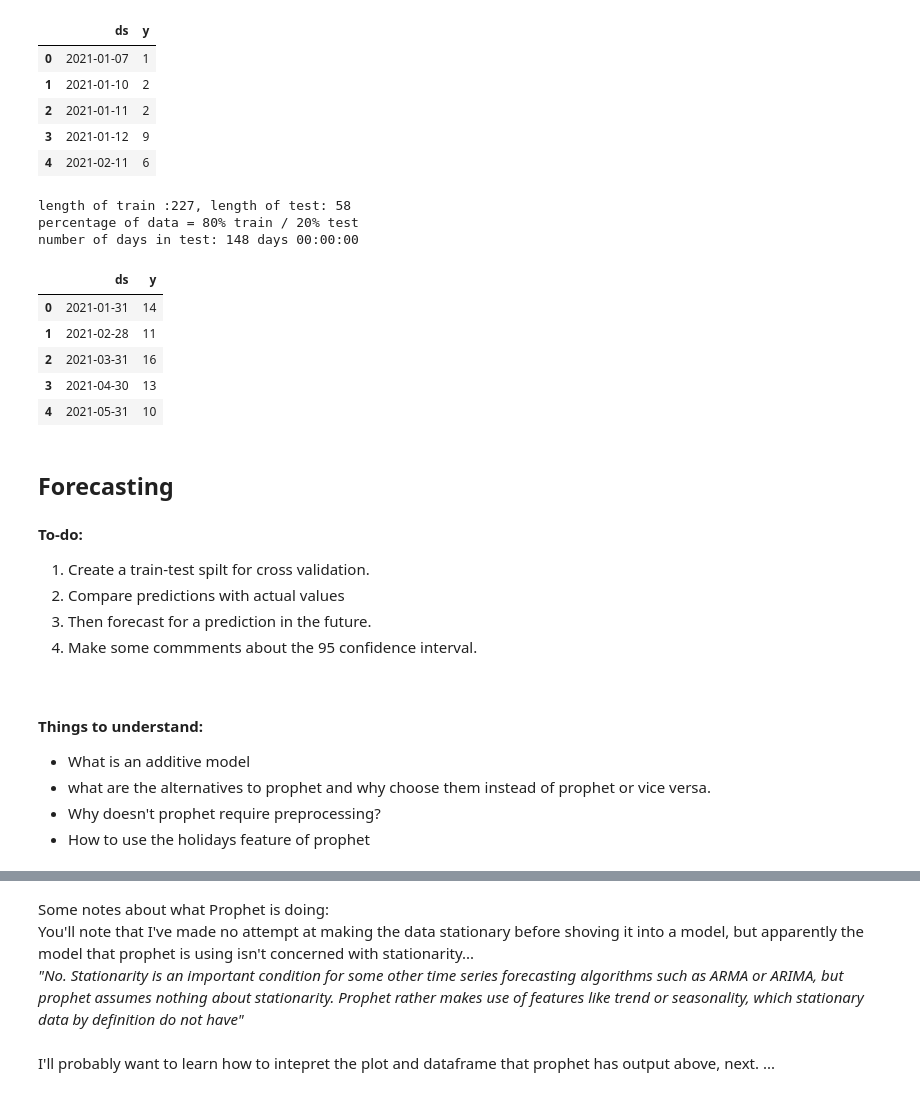
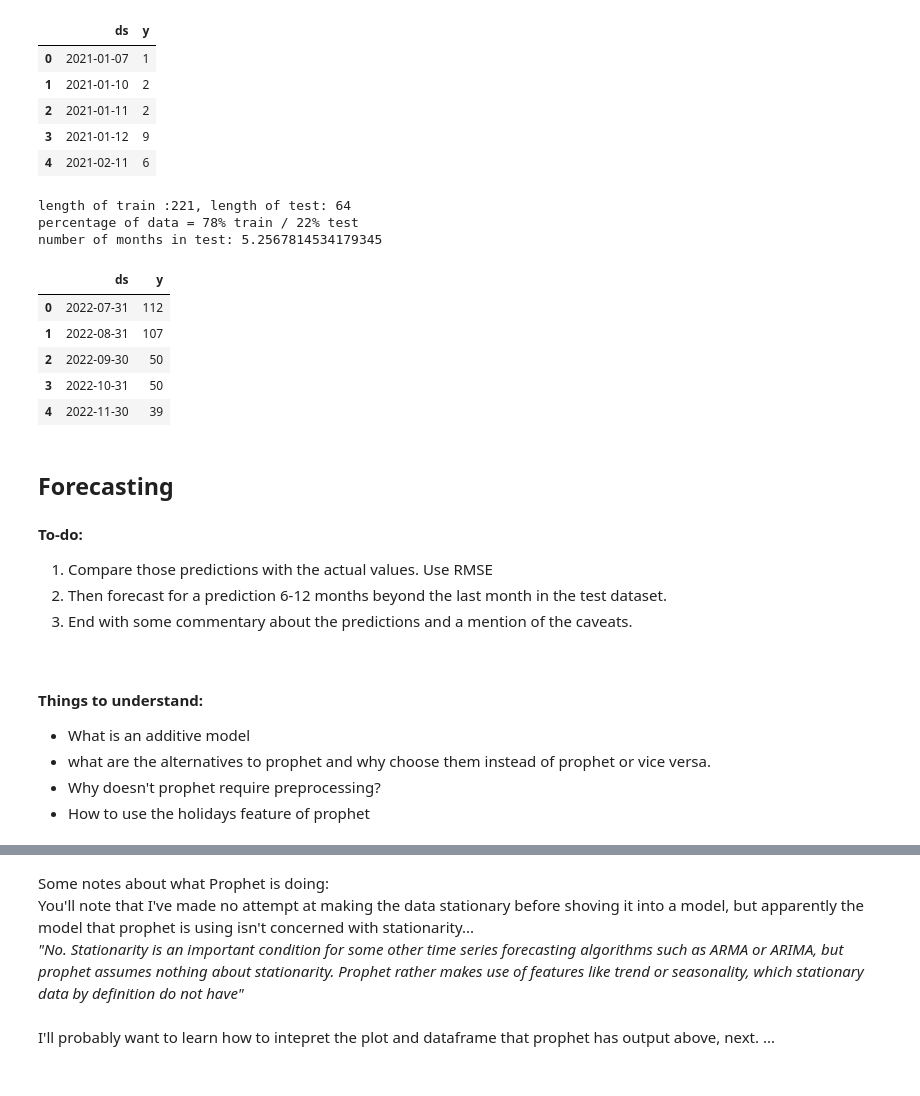
Before and after one commit to Louis-Bad/DACourse_prophet_forecast, a Jupyter notebook: forecasting.ipynb, the cells around one changed output, grey strips where cells are left out. Saved outputs shown, nothing was run; the diff lists cells and outputs as text; code cells hidden in the pictures.

```diff
--- a/forecasting.ipynb
+++ b/forecasting.ipynb
@@ -48,11 +44,11 @@ df.head()
 # %%
 # Creating a train-test split for cross validation
 # Dates start at Jan 2021 and end Dec 2022
-cut_off_date = '2022-07-07'
+cut_off_date = '2022-07-01'
 
 # Splitting the dataset based on the above cut off date
-train_df = df.loc[df['ds'] <= cut_off_date]
-test_df = df.loc[df['ds'] > cut_off_date]
+train_df = df.loc[df['ds'] < cut_off_date]
+test_df = df.loc[df['ds'] >= cut_off_date]
 
 # Output some metrics about the split
 
@@ -60,32 +56,41 @@ train_df_len = train_df.shape[0]
 test_df_len = test_df.shape[0]
 print(f"length of train :{train_df_len}, length of test: {test_df_len}")
 print(f"percentage of data = { round((train_df_len/df.shape[0]) *100)}% train / { round((test_df_len/df.shape[0]) *100)}% test")
-print(f"number of days in test: { test_df['ds'].max() - test_df['ds'].min() }")
+print(f"number of months in test: { (test_df['ds'].max() - test_df['ds'].min()) /np.timedelta64(1, 'M') }")
 # %% [output]
-length of train :227, length of test: 58
-percentage of data = 80% train / 20% test
-number of days in test: 148 days 00:00:00
+length of train :221, length of test: 64
+percentage of data = 78% train / 22% test
+number of months in test: 5.2567814534179345
 # %%
 # Create a new dataframe with resampled dates as monthly aggregates
-train_df_monthly = train_df.set_index('ds').resample('M').sum()
-train_df_monthly = train_df_monthly.reset_index()
 
-train_df_monthly.head()
+# Function will take a dataframe in the format that prophet requires with columns titled 'ds' and 'y' for dates and values
+# Function will return dataframe with monthly aggregated dates
+def month_resample(data):
+    resampled_data = data.set_index('ds').resample('M').sum()
+    resampled_data = resampled_data.reset_index()
+
+    return resampled_data
+
+
+train_df_monthly = month_resample(train_df)
+test_df_monthly = month_resample(test_df)
+
+test_df_monthly.tail()
 # %% [output]
 |  | ds | y |
-| 0 | 2021-01-31 | 14 |
-| 1 | 2021-02-28 | 11 |
-| 2 | 2021-03-31 | 16 |
-| 3 | 2021-04-30 | 13 |
-| 4 | 2021-05-31 | 10 |
+| 0 | 2022-07-31 | 112 |
+| 1 | 2022-08-31 | 107 |
+| 2 | 2022-09-30 | 50 |
+| 3 | 2022-10-31 | 50 |
+| 4 | 2022-11-30 | 39 |
 # %% [markdown]
 ## Forecasting
 # %% [markdown]
-**To-do:**
-1. Create a train-test spilt for cross validation.
-2. Compare predictions with actual values
-3. Then forecast for a prediction in the future.
-4. Make some commments about the 95 confidence interval.
+**To-do:** <br>
+1. Compare those predictions with the actual values. Use RMSE
+2. Then forecast for a prediction 6-12 months beyond the last month in the test dataset.
+3. End with some commentary about the predictions and a mention of the caveats.
 <br><br><br>
 
 **Things to understand:**
```
Also changed, not shown: parts of 9 cells of this notebook.
